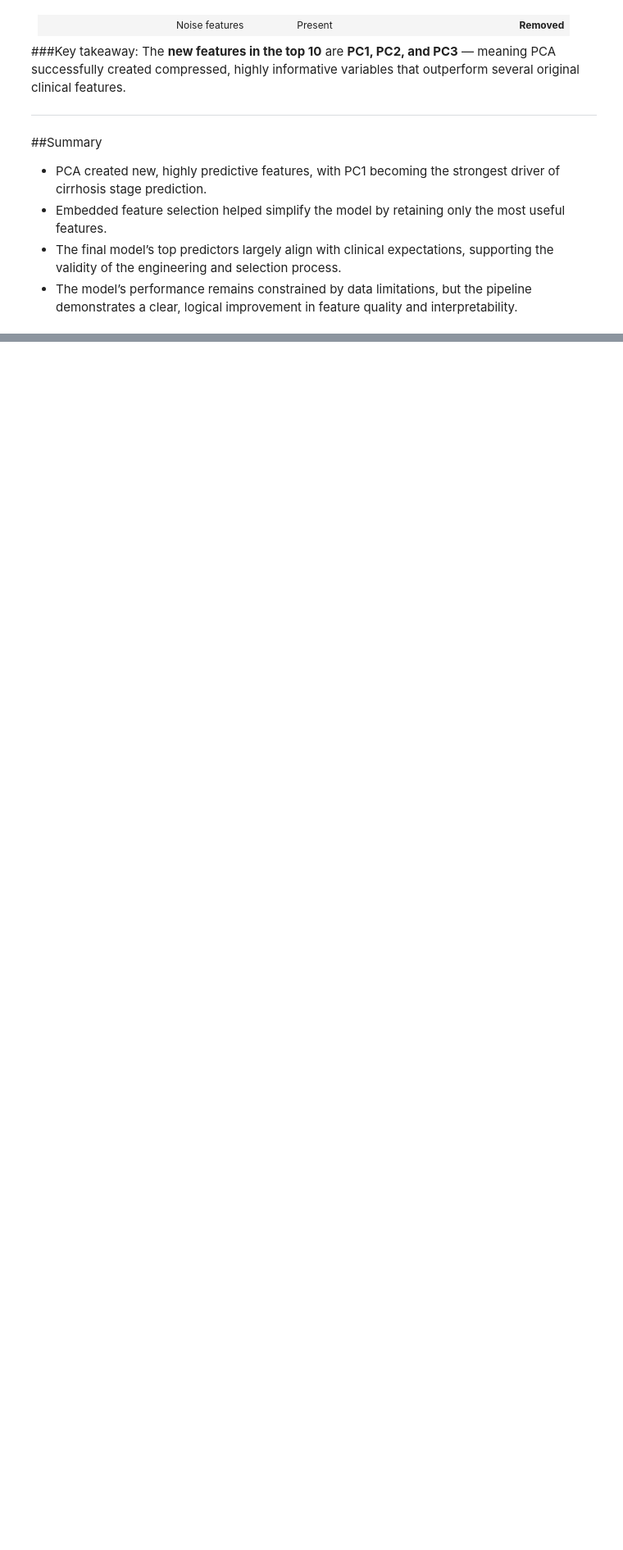
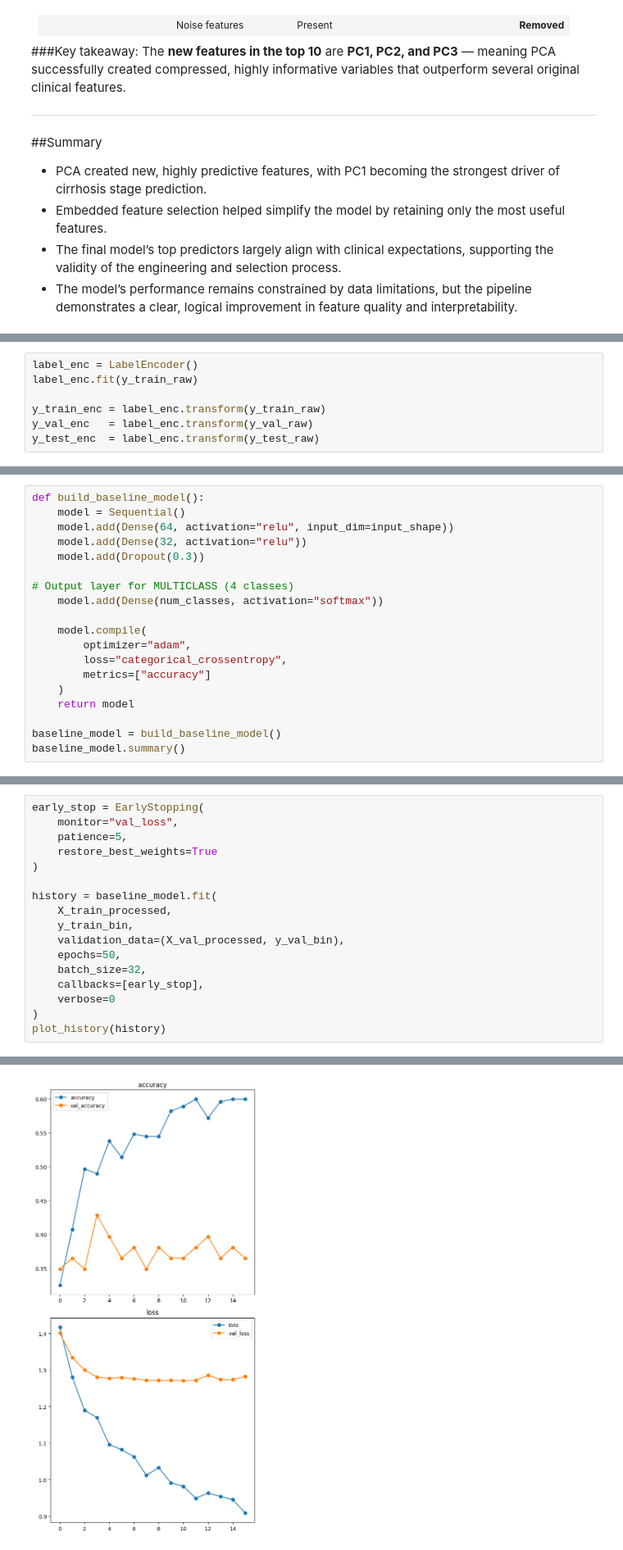
Before and after one commit to Taimaaaa/Cirrhosis-Prediction, a Jupyter notebook: Cirrhosis_Prediction.ipynb, the cells around one changed output, grey strips where cells are left out. Shown at 82% size. Saved outputs shown, nothing was run; the diff lists cells and outputs as text; blank space fills up the shorter version.

```diff
--- a/Cirrhosis_Prediction.ipynb
+++ b/Cirrhosis_Prediction.ipynb
@@ -1436,0 +1530,7 @@ The **new features in the top 10** are **PC1, PC2, and PC3** — meaning PCA suc
+# %%
+label_enc = LabelEncoder()
+label_enc.fit(y_train_raw)
+
+y_train_enc = label_enc.transform(y_train_raw)
+y_val_enc   = label_enc.transform(y_val_raw)
+y_test_enc  = label_enc.transform(y_test_raw)
@@ -1436,0 +1547,19 @@ The **new features in the top 10** are **PC1, PC2, and PC3** — meaning PCA suc
+# %%
+def build_baseline_model():
+    model = Sequential()
+    model.add(Dense(64, activation="relu", input_dim=input_shape))
+    model.add(Dense(32, activation="relu"))
+    model.add(Dropout(0.3))
+
+# Output layer for MULTICLASS (4 classes)
+    model.add(Dense(num_classes, activation="softmax"))
+
+    model.compile(
+        optimizer="adam",
+        loss="categorical_crossentropy",
+        metrics=["accuracy"]
+    )
+    return model
+
+baseline_model = build_baseline_model()
+baseline_model.summary()
@@ -1436,0 +1582,18 @@ The **new features in the top 10** are **PC1, PC2, and PC3** — meaning PCA suc
+# %%
+early_stop = EarlyStopping(
+    monitor="val_loss",
+    patience=5,
+    restore_best_weights=True
+)
+
+history = baseline_model.fit(
+    X_train_processed,
+    y_train_bin,
+    validation_data=(X_val_processed, y_val_bin),
+    epochs=50,
+    batch_size=32,
+    callbacks=[early_stop],
+    verbose=0
+)
+plot_history(history)
+# %% [output]
@@ -1436,0 +1603 @@ The **new features in the top 10** are **PC1, PC2, and PC3** — meaning PCA suc
+[figure, added]
```
Also changed, not shown: parts of 15 cells of this notebook.
